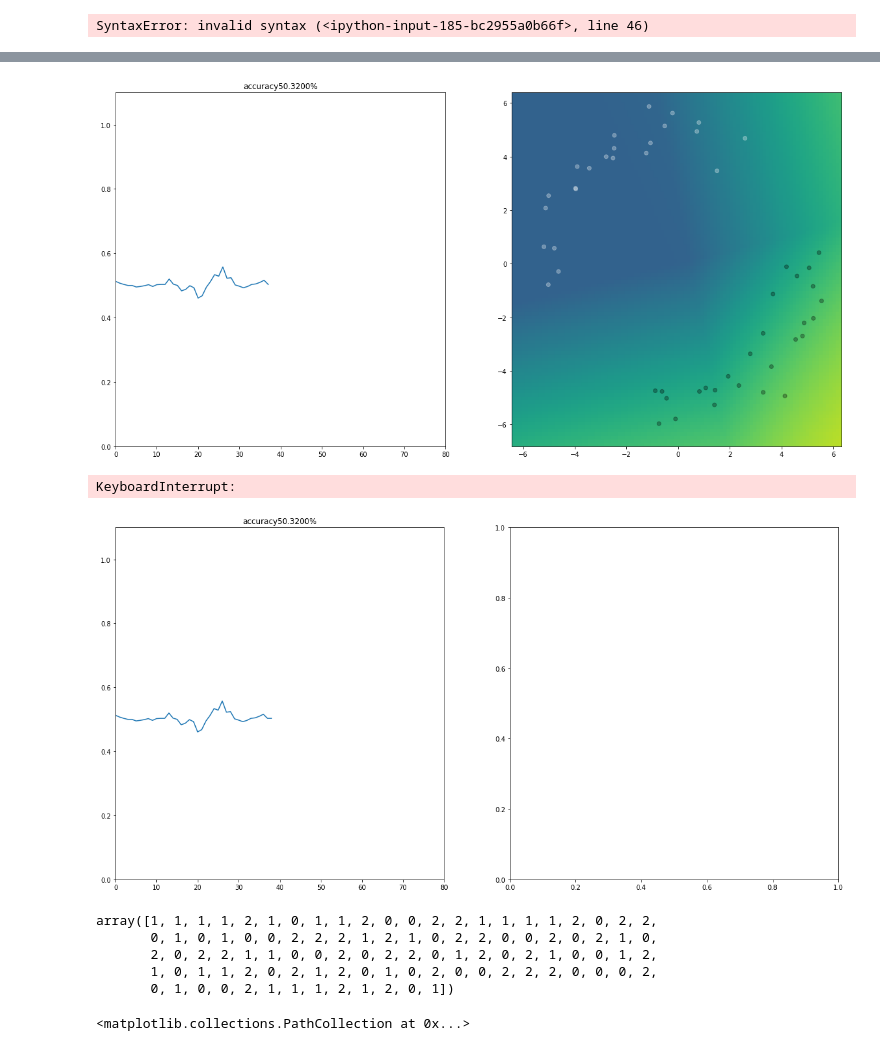
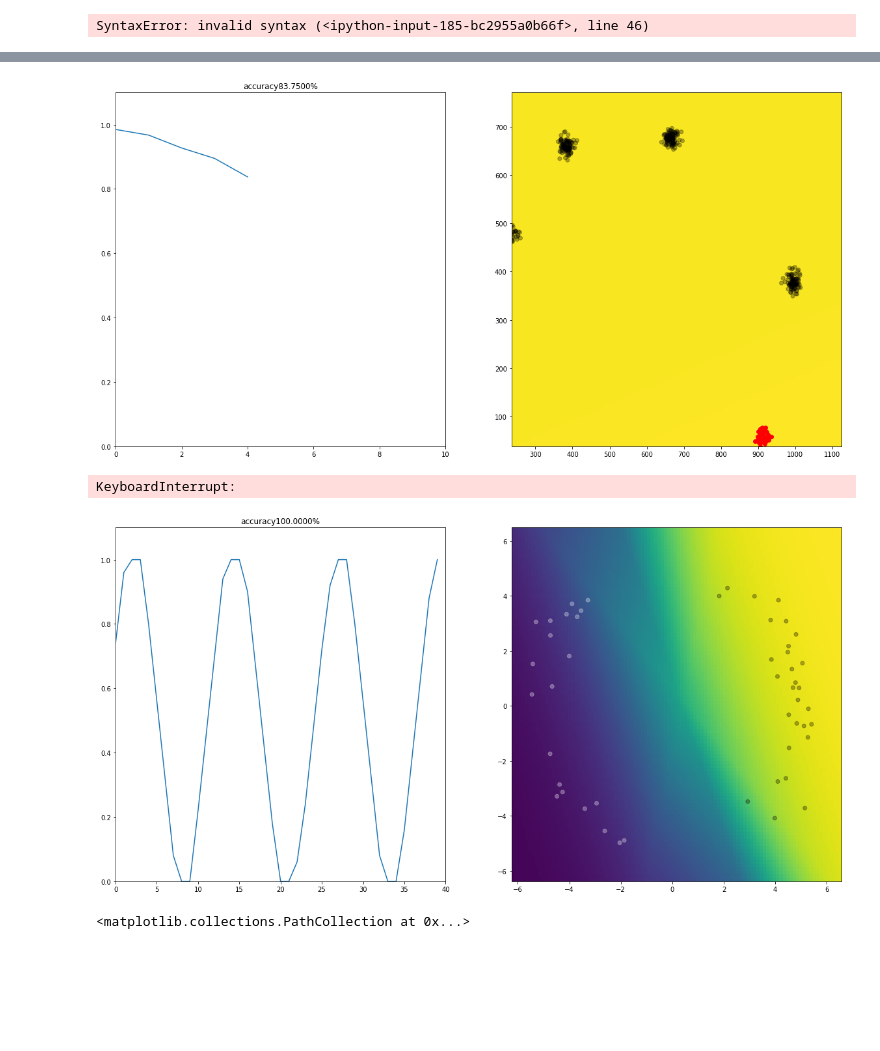
Before and after one commit to AndreasAlam/olac, a Jupyter notebook: notebooks/sbe_vis_demo_dev.ipynb, the cells around one changed output, grey strips where cells are left out. Cells and saved outputs as stored; diff of their text form; code cells hidden in the pictures; blank space fills up the shorter version.

```diff
--- a/notebooks/sbe_vis_demo_dev.ipynb
+++ b/notebooks/sbe_vis_demo_dev.ipynb
@@ -386,16 +388,12 @@ array([-4.43512483, -4.70411419, -3.65928341, -4.37043267,  3.52041433,
+# %%
+vis.main_function(pc.Perceptron(), pp.cluster_generator, 'accuracy', n_points = 2000,
+                  window=400)
+# %% [output]
+[figure, added]
 # %%
-vis.main_function(pc.Perceptron(), roving_balls, 2000, 'accuracy',
+vis.main_function(pc.Perceptron(), roving_balls, 'accuracy',
                 window=50, balls=2, period=150, radius=4,
                                    vars=0.5, center=(1,1))
 # %% [output]
+KeyboardInterrupt:
-[figure, old version]
+[figure, new version]
-KeyboardInterrupt:
-[figure, removed]
-# %%
-np.arange()
-# %% [output]
-array([1, 1, 1, 1, 2, 1, 0, 1, 1, 2, 0, 0, 2, 2, 1, 1, 1, 1, 2, 0, 2, 2,
-       0, 1, 0, 1, 0, 0, 2, 2, 2, 1, 2, 1, 0, 2, 2, 0, 0, 2, 0, 2, 1, 0,
-       2, 0, 2, 2, 1, 1, 0, 0, 2, 0, 2, 2, 0, 1, 2, 0, 2, 1, 0, 0, 1, 2,
-       1, 0, 1, 1, 2, 0, 2, 1, 2, 0, 1, 0, 2, 0, 0, 2, 2, 2, 0, 0, 0, 2,
-       0, 1, 0, 0, 2, 1, 1, 1, 2, 1, 2, 0, 1])
```
Also changed, not shown: parts of 3 cells of this notebook, 4 other files.
